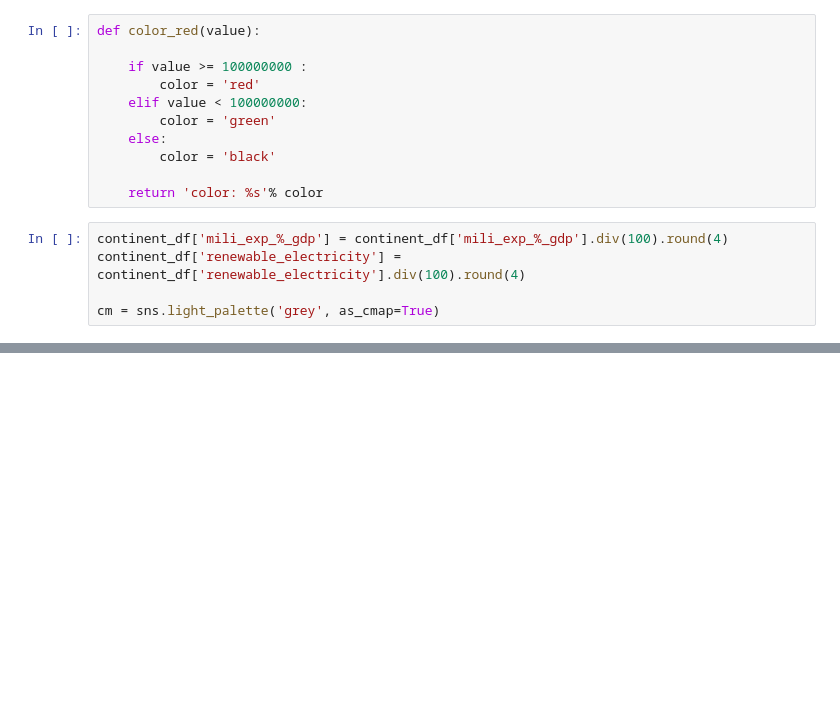
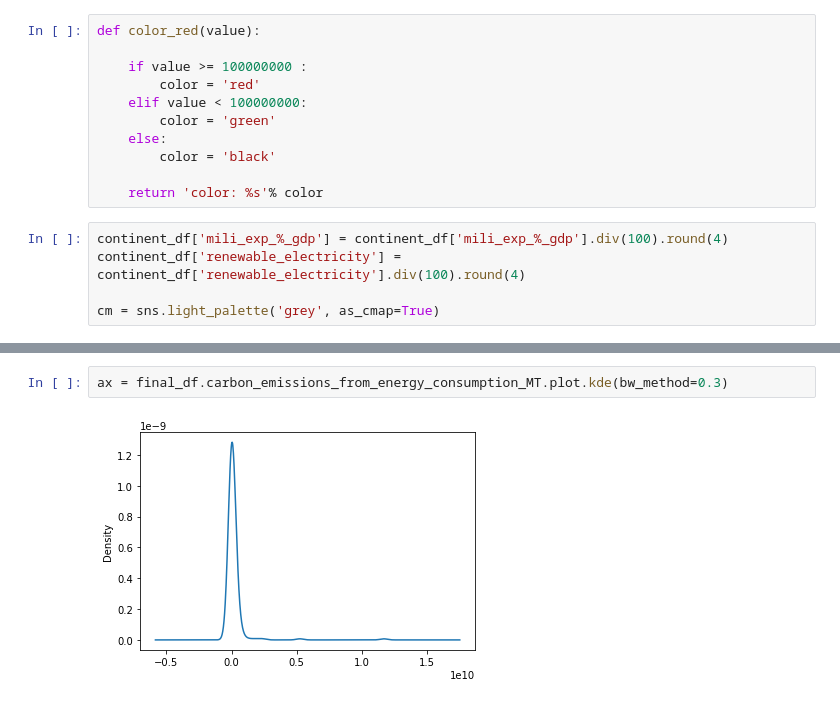
Before and after one commit to Silkways/CIA-Project, a Jupyter notebook: cia_notebook_gus.ipynb, the cells around one changed output, grey strips where cells are left out. Cells and saved outputs as stored; diff of their text form; blank space fills up the shorter version.

```diff
--- a/cia_notebook_gus.ipynb
+++ b/cia_notebook_gus.ipynb
@@ -345,3 +346,7 @@ cdf
 | 3 | NORTH AMERICA | 211,292,993 | 0.52% | 12,467,495 | 820,406 | ... |
 | 4 | OCEANIA | 29,204,432 | 0.25% | 1,538,164 | 85,270 | ... |
 | 5 | SOUTH AMERICA | 96,821,667 | 1.49% | 20,381,686 | 485,792 | ... |
+# %%
+ax = final_df.carbon_emissions_from_energy_consumption_MT.plot.kde(bw_method=0.3)
+# %% [output]
+[figure, added]
```
Also changed, not shown: parts of 19 cells of this notebook.
